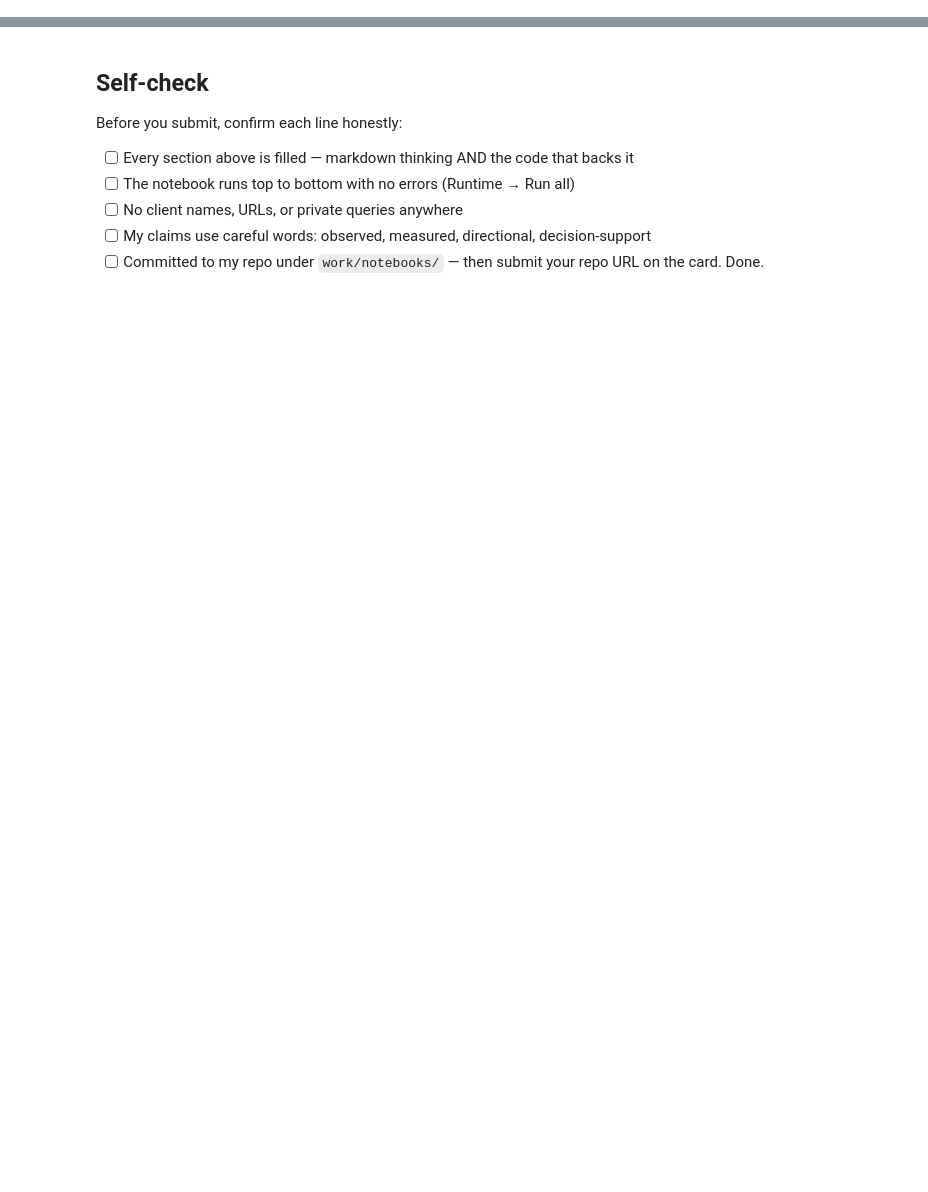
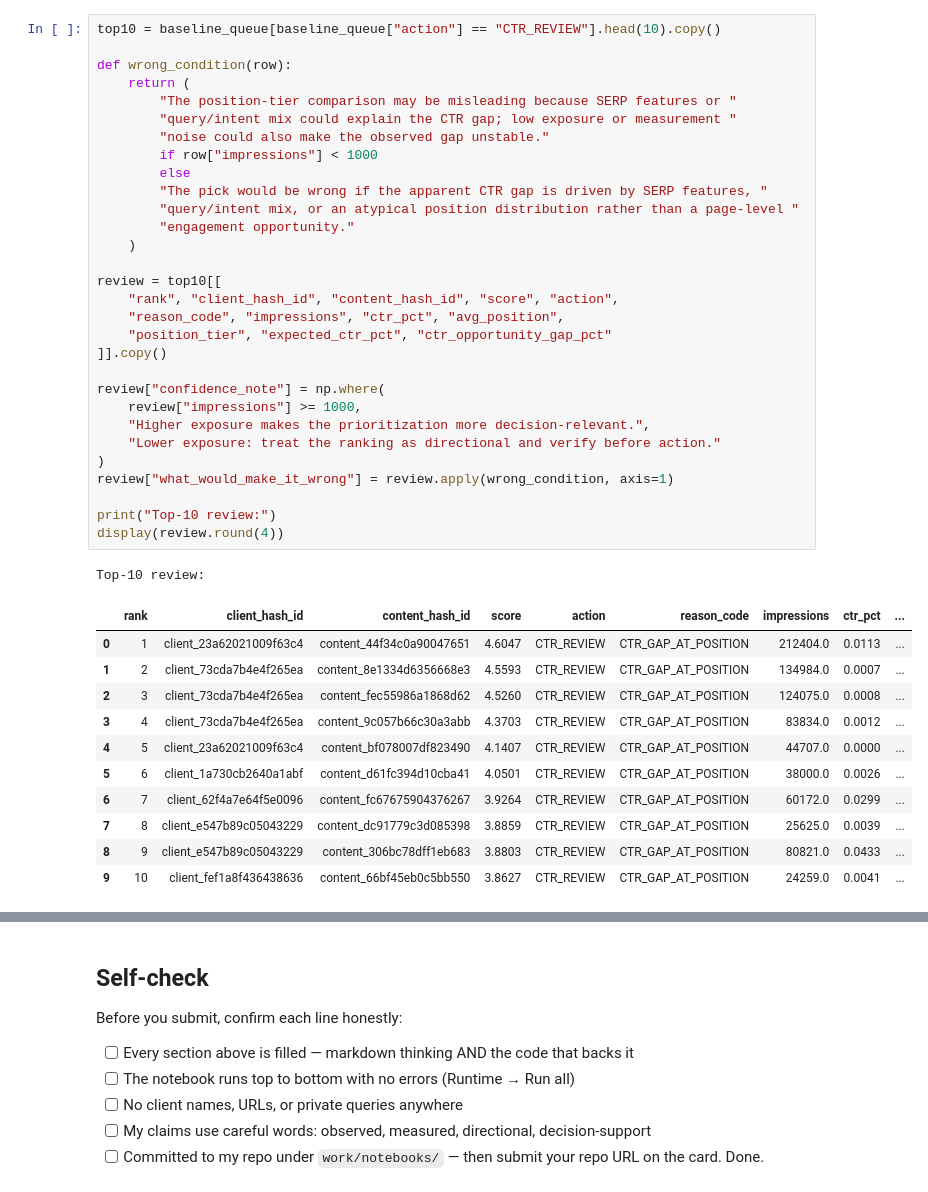
Before and after one commit to Fraz-Rasool/ML-Internship, a Jupyter notebook: work/notebooks/w04_baseline_score.ipynb, the cells around one changed output, grey strips where cells are left out. Cells and saved outputs as stored; diff of their text form; blank space fills up the shorter version.

```diff
--- a/work/notebooks/w04_baseline_score.ipynb
+++ b/work/notebooks/w04_baseline_score.ipynb
@@ -36,0 +361,43 @@ This skeleton is yours to fill. Work the sections **in order** — each one has
+# %%
+top10 = baseline_queue[baseline_queue["action"] == "CTR_REVIEW"].head(10).copy()
+
+def wrong_condition(row):
+    return (
+        "The position-tier comparison may be misleading because SERP features or "
+        "query/intent mix could explain the CTR gap; low exposure or measurement "
+        "noise could also make the observed gap unstable."
+        if row["impressions"] < 1000
+        else
+        "The pick would be wrong if the apparent CTR gap is driven by SERP features, "
+        "query/intent mix, or an atypical position distribution rather than a page-level "
+        "engagement opportunity."
+    )
+
+review = top10[[
+    "rank", "client_hash_id", "content_hash_id", "score", "action",
+    "reason_code", "impressions", "ctr_pct", "avg_position",
+    "position_tier", "expected_ctr_pct", "ctr_opportunity_gap_pct"
+]].copy()
+
+review["confidence_note"] = np.where(
+    review["impressions"] >= 1000,
+    "Higher exposure makes the prioritization more decision-relevant.",
+    "Lower exposure: treat the ranking as directional and verify before action."
+)
+review["what_would_make_it_wrong"] = review.apply(wrong_condition, axis=1)
+
+print("Top-10 review:")
+display(review.round(4))
+# %% [output]
+Top-10 review:
+|  | rank | client_hash_id | content_hash_id | score | action | reason_code | impressions | ctr_pct | ... |
+| 0 | 1 | client_23a62021009f63c4 | content_44f34c0a90047651 | 4.6047 | CTR_REVIEW | CTR_GAP_AT_POSITION | 212404.0 | 0.0113 | ... |
+| 1 | 2 | client_73cda7b4e4f265ea | content_8e1334d6356668e3 | 4.5593 | CTR_REVIEW | CTR_GAP_AT_POSITION | 134984.0 | 0.0007 | ... |
+| 2 | 3 | client_73cda7b4e4f265ea | content_fec55986a1868d62 | 4.5260 | CTR_REVIEW | CTR_GAP_AT_POSITION | 124075.0 | 0.0008 | ... |
+| 3 | 4 | client_73cda7b4e4f265ea | content_9c057b66c30a3abb | 4.3703 | CTR_REVIEW | CTR_GAP_AT_POSITION | 83834.0 | 0.0012 | ... |
+| 4 | 5 | client_23a62021009f63c4 | content_bf078007df823490 | 4.1407 | CTR_REVIEW | CTR_GAP_AT_POSITION | 44707.0 | 0.0000 | ... |
+| 5 | 6 | client_1a730cb2640a1abf | content_d61fc394d10cba41 | 4.0501 | CTR_REVIEW | CTR_GAP_AT_POSITION | 38000.0 | 0.0026 | ... |
+| 6 | 7 | client_62f4a7e64f5e0096 | content_fc67675904376267 | 3.9264 | CTR_REVIEW | CTR_GAP_AT_POSITION | 60172.0 | 0.0299 | ... |
+| 7 | 8 | client_e547b89c05043229 | content_dc91779c3d085398 | 3.8859 | CTR_REVIEW | CTR_GAP_AT_POSITION | 25625.0 | 0.0039 | ... |
+| 8 | 9 | client_e547b89c05043229 | content_306bc78dff1eb683 | 3.8803 | CTR_REVIEW | CTR_GAP_AT_POSITION | 80821.0 | 0.0433 | ... |
+| 9 | 10 | client_fef1a8f436438636 | content_66bf45eb0c5bb550 | 3.8627 | CTR_REVIEW | CTR_GAP_AT_POSITION | 24259.0 | 0.0041 | ... |
```
Also changed, not shown: parts of 19 cells of this notebook.
